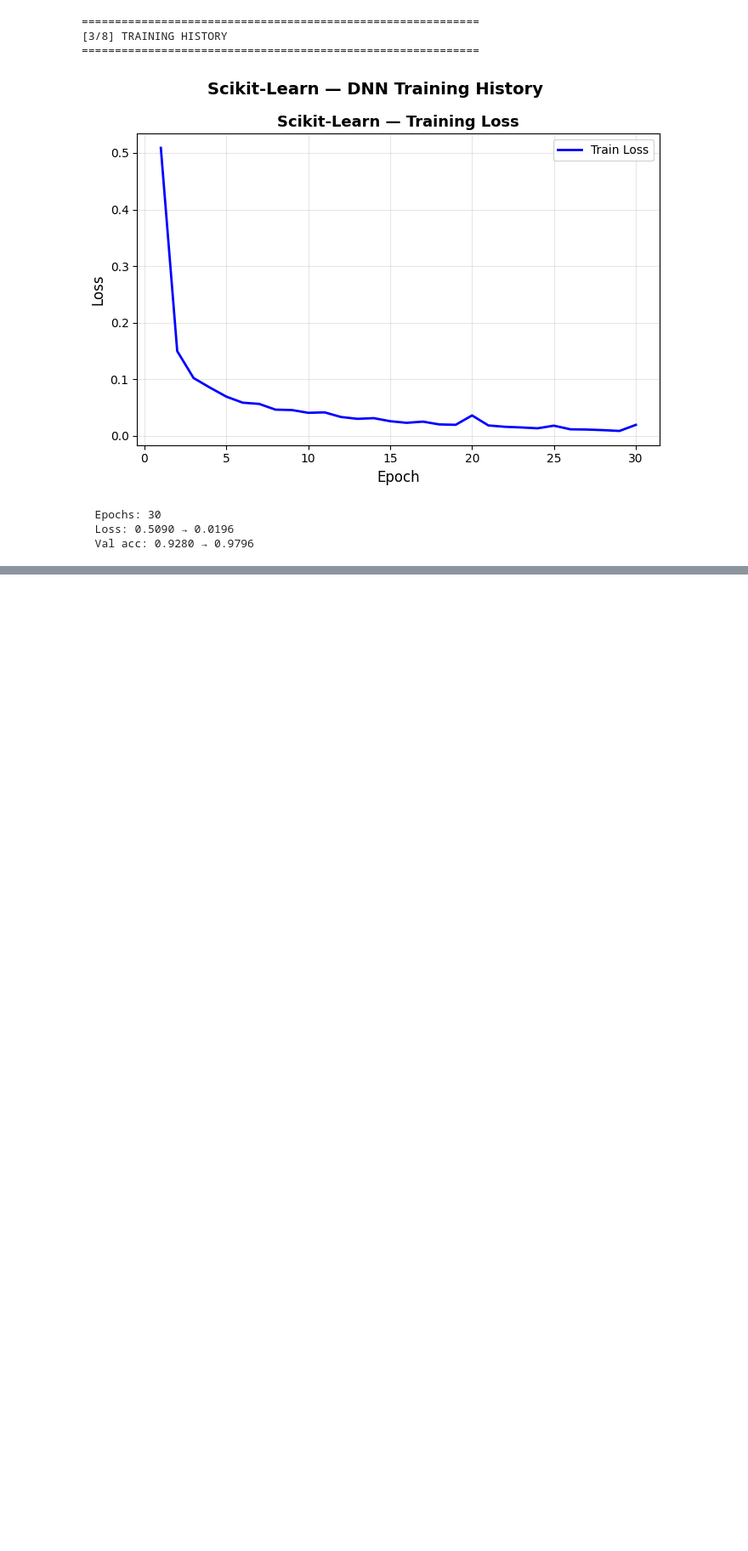
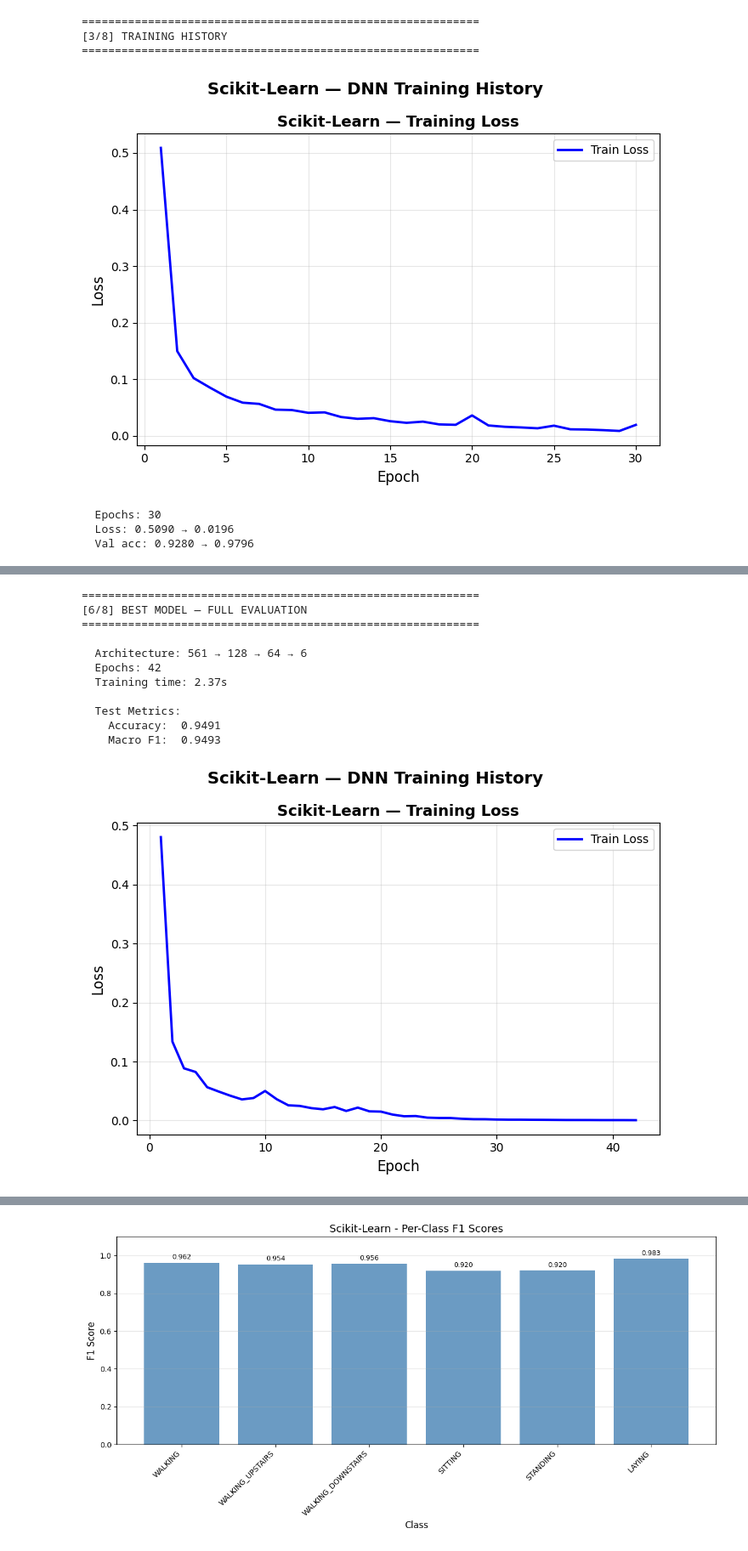
Before and after one commit to GoudyMT/ml-framework-comparison, a Jupyter notebook: Scikit-Learn/09-dnn/pipeline.ipynb, the cells around one changed output, grey strips where cells are left out. Shown at 85% size. Saved outputs shown, nothing was run; the diff lists cells and outputs as text; code cells hidden in the pictures; blank space fills up the shorter version.

```diff
--- a/Scikit-Learn/09-dnn/pipeline.ipynb
+++ b/Scikit-Learn/09-dnn/pipeline.ipynb
@@ -149,0 +340,61 @@ print(f"  Val acc: {baseline.validation_scores_[0]:.4f} → {max(baseline.valida
+# %%
+# Step 6: Retrain best architecture with full evaluation
+# 128-64 won the sweep — now get detailed metrics + visualizations
+
+print("=" * 60)
+print("[6/8] BEST MODEL — FULL EVALUATION")
+print("=" * 60)
+
+best_model = MLPClassifier(
+    hidden_layer_sizes=(128, 64),
+    activation='relu',
+    solver='adam',
+    max_iter=200,
+    random_state=RANDOM_STATE,
+    early_stopping=True,
+    validation_fraction=0.1,
+    n_iter_no_change=15,
+    verbose=False
+)
+
+with track_performance() as perf:
+    best_model.fit(X_train, y_train)
+
+y_pred = best_model.predict(X_test)
+metrics = evaluate_classifier(y_test, y_pred)
+
+print(f"\n  Architecture: 561 → 128 → 64 → 6")
+print(f"  Epochs: {best_model.n_iter_}")
+print(f"  Training time: {perf['time']:.2f}s")
+print(f"\n  Test Metrics:")
+print(f"    Accuracy:  {metrics['accuracy']:.4f}")
+print(f"    Macro F1:  {metrics['macro_f1']:.4f}")
+
+# Training history
+history = {
+    'train_loss': best_model.loss_curve_,
+    'val_acc': best_model.validation_scores_
+}
+plot_training_history(history, FRAMEWORK,
+                      save_path=f'{RESULTS_DIR}/training_history_best.png')
+
+# Confusion matrix
+plot_confusion_matrix_multiclass(y_test, y_pred, ACTIVITY_NAMES, FRAMEWORK,
+                                  save_path=f'{RESULTS_DIR}/confusion_matrix.png')
+
+# Per-class F1
+plot_per_class_f1(y_test, y_pred, ACTIVITY_NAMES, FRAMEWORK,
+                   save_path=f'{RESULTS_DIR}/per_class_f1.png')
+# %% [output]
+============================================================
+[6/8] BEST MODEL — FULL EVALUATION
+============================================================
+
+  Architecture: 561 → 128 → 64 → 6
+  Epochs: 42
+  Training time: 2.37s
+
+  Test Metrics:
+    Accuracy:  0.9491
+    Macro F1:  0.9493
+[figure, added]
@@ -149,0 +402 @@ print(f"  Val acc: {baseline.validation_scores_[0]:.4f} → {max(baseline.valida
+[figure, added]
```
Also changed, not shown: parts of 6 cells of this notebook, 6 other files.
